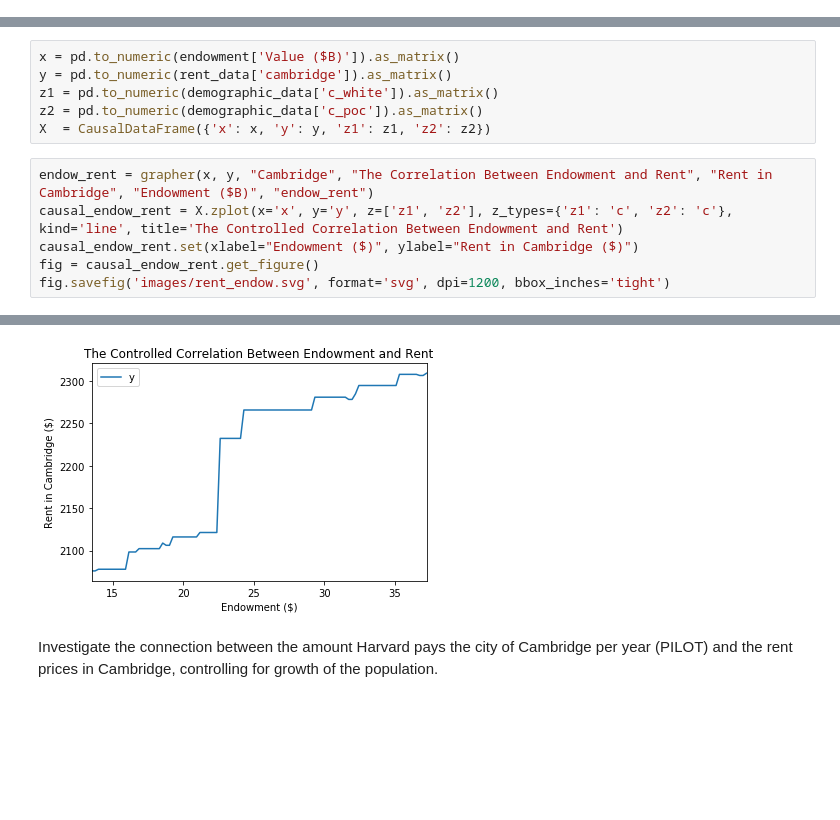
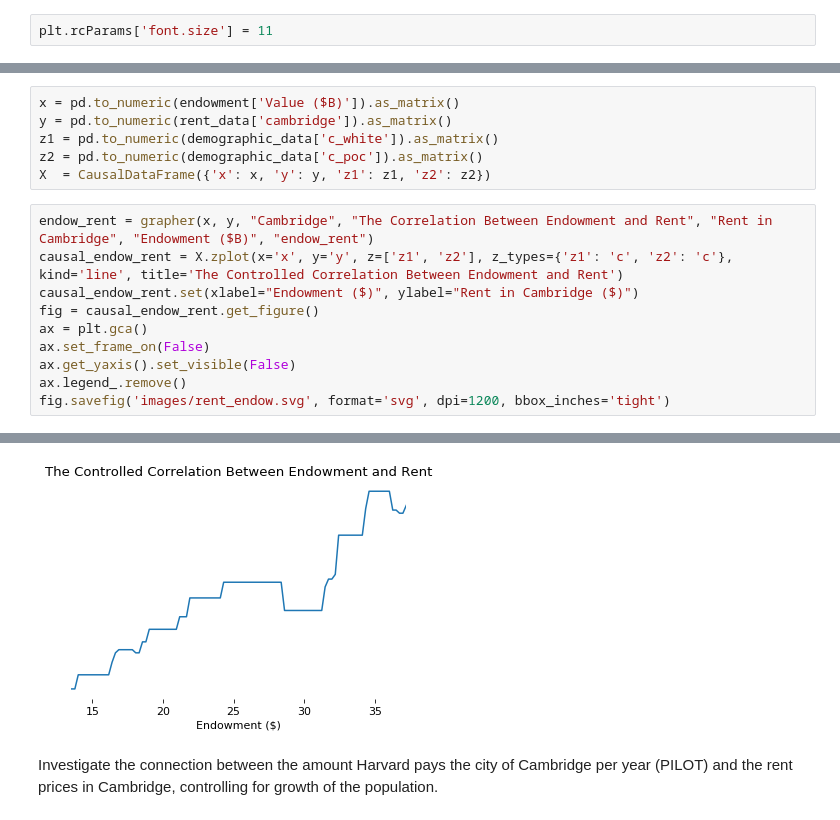
Before and after one commit to hangulu/expandharvard, a Jupyter notebook: aggregator.ipynb, the cells around one changed output, grey strips where cells are left out. Saved outputs shown, nothing was run; the diff lists cells and outputs as text; blank space fills up the shorter version.

```diff
--- a/aggregator.ipynb
+++ b/aggregator.ipynb
@@ -84,5 +84,7 @@ y = pd.to_numeric(demographic_data['c_black']).as_matrix()
 z1 = pd.to_numeric(rent_data['cambridge']).as_matrix()
 z2 = pd.to_numeric(housing_data['cambridge']).as_matrix()
 X  = CausalDataFrame({'x': x, 'y': y, 'z1': z1, 'z2': z2})
+# %%
+plt.rcParams['font.size'] = 11
 # %%
 endow_black = grapher(x, y, "Cambridge", "The Correlation Between Endowment and Black Population", "Black Population of Cambridge", "Endowment ($B)", "endow_black")
@@ -121,12 +131,16 @@ X  = CausalDataFrame({'x': x, 'y': y, 'z1': z1, 'z2': z2})
 # %%
 endow_rent = grapher(x, y, "Cambridge", "The Correlation Between Endowment and Rent", "Rent in Cambridge", "Endowment ($B)", "endow_rent")
 causal_endow_rent = X.zplot(x='x', y='y', z=['z1', 'z2'], z_types={'z1': 'c', 'z2': 'c'}, kind='line', title='The Controlled Correlation Between Endowment and Rent')
 causal_endow_rent.set(xlabel="Endowment ($)", ylabel="Rent in Cambridge ($)")
 fig = causal_endow_rent.get_figure()
+ax = plt.gca()
+ax.set_frame_on(False)
+ax.get_yaxis().set_visible(False)
+ax.legend_.remove()
 fig.savefig('images/rent_endow.svg', format='svg', dpi=1200, bbox_inches='tight')
 # %% [output]
 [interactive output not drawn]
-[figure, old version]
+[figure, new version]
 # %% [markdown]
 Investigate the connection between the amount Harvard pays the city of Cambridge per year (PILOT) and the rent prices in Cambridge, controlling for growth of the population.
 # %%
```
Also changed, not shown: parts of 3 cells of this notebook, 19 other files.
